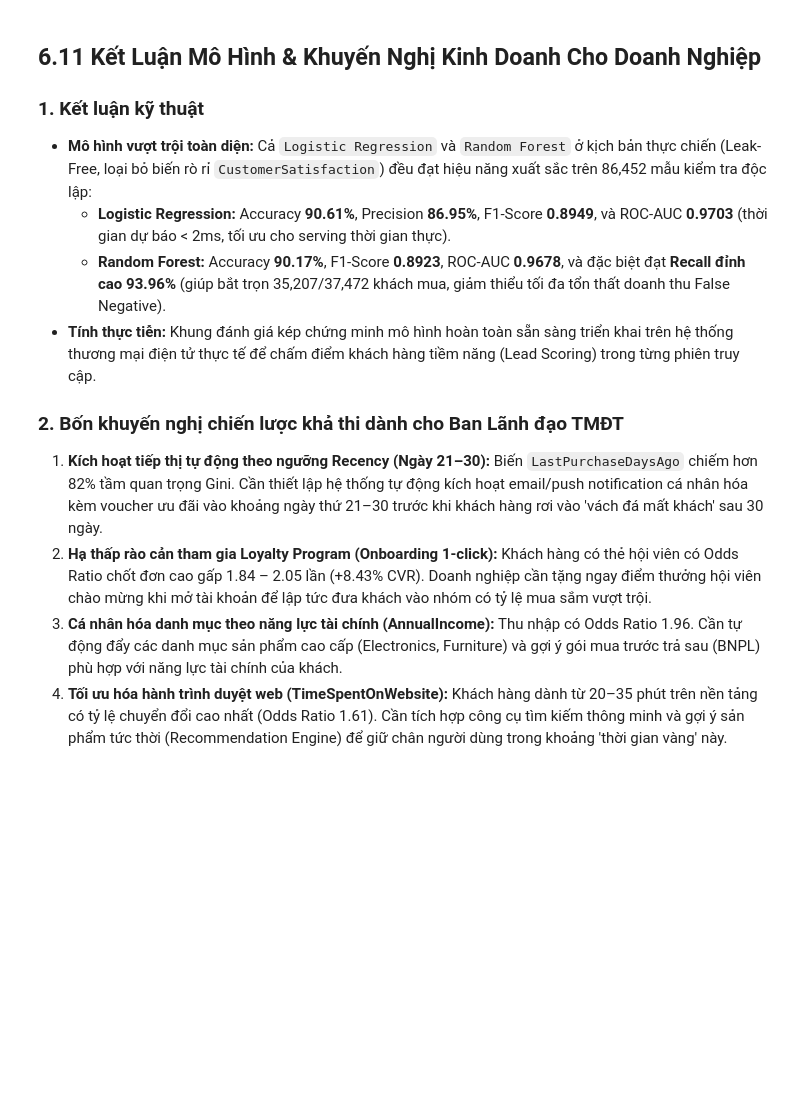
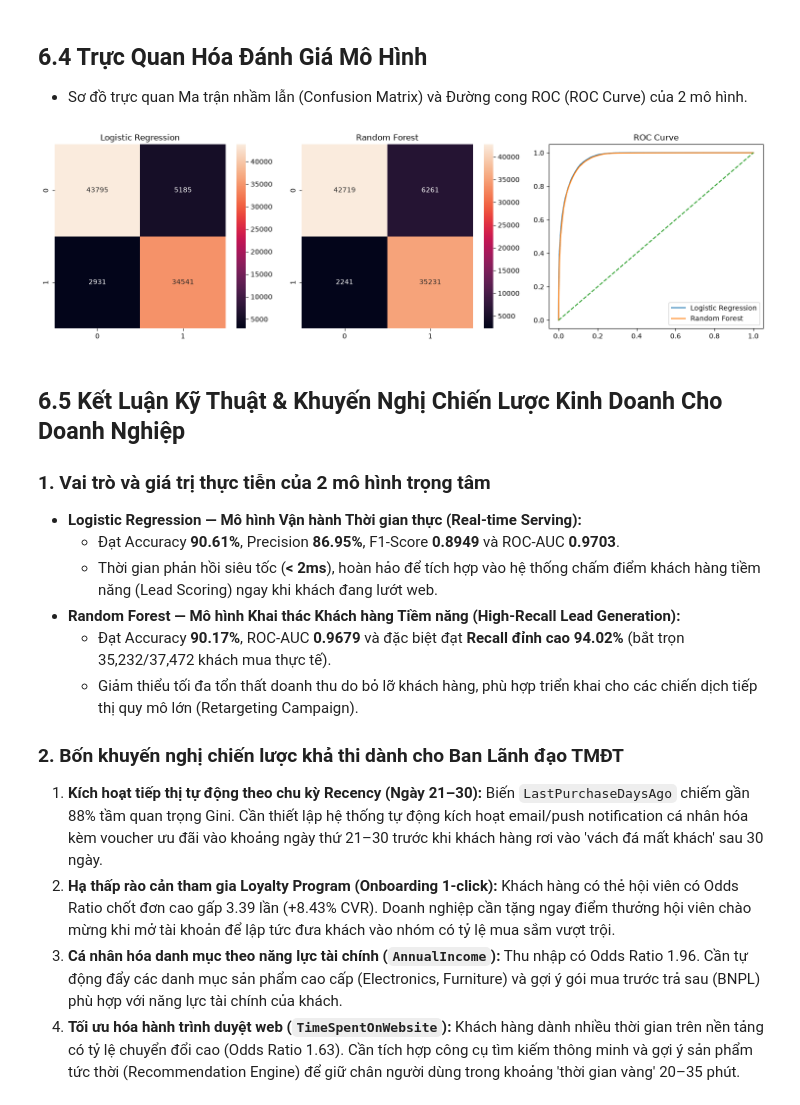
Before and after one commit to HuSiHuSi1/ADY, a Jupyter notebook: 6. Regression and Classification Analysis.ipynb, the cells around one changed output. Saved outputs shown, nothing was run; the diff lists cells and outputs as text; code cells hidden in the pictures; blank space fills up the shorter version.

```diff
--- a/6. Regression and Classification Analysis.ipynb
+++ b/6. Regression and Classification Analysis.ipynb
@@ -471,14 +193,47 @@ KẾT QUẢ ĐÁNH GIÁ MÔ HÌNH HỒI QUY (RIDGE REGRESSION) TRÊN TẬP TEST:
+# %% [markdown]
+## 6.4 Trực Quan Hóa Đánh Giá Mô Hình
+
+* Sơ đồ trực quan Ma trận nhầm lẫn (Confusion Matrix) và Đường cong ROC (ROC Curve) của 2 mô hình.
+# %%
+fig, (ax1, ax2, ax3) = plt.subplots(1, 3, figsize=(15, 4.5))
+
+# 1. Confusion Matrix - Logistic Regression
+cm_lr = confusion_matrix(y_test, y_pred_lr)
+sns.heatmap(cm_lr, annot=True, fmt='d', ax=ax1)
+ax1.set_title('Logistic Regression')
+
+# 2. Confusion Matrix - Random Forest
+cm_rf = confusion_matrix(y_test, y_pred_rf)
+sns.heatmap(cm_rf, annot=True, fmt='d', ax=ax2)
+ax2.set_title('Random Forest')
+
+# 3. ROC Curve
+fpr_lr, tpr_lr, _ = roc_curve(y_test, y_prob_lr)
+fpr_rf, tpr_rf, _ = roc_curve(y_test, y_prob_rf)
+
+ax3.plot(fpr_lr, tpr_lr, label='Logistic Regression')
+ax3.plot(fpr_rf, tpr_rf, label='Random Forest')
+ax3.plot([0, 1], [0, 1], '--')
+ax3.set_title('ROC Curve')
+ax3.legend()
+
+plt.tight_layout()
+plt.show()
+# %% [output]
+[figure, added]
 # %% [markdown]
-## 6.11 Kết Luận Mô Hình & Khuyến Nghị Kinh Doanh Cho Doanh Nghiệp
+## 6.5 Kết Luận Kỹ Thuật & Khuyến Nghị Chiến Lược Kinh Doanh Cho Doanh Nghiệp
 
-### 1. Kết luận kỹ thuật
-- **Mô hình vượt trội toàn diện:** Cả `Logistic Regression` và `Random Forest` ở kịch bản thực chiến (Leak-Free, loại bỏ biến rò rỉ `CustomerSatisfaction`) đều đạt hiệu năng xuất sắc trên 86,452 mẫu kiểm tra độc lập:
-  * **Logistic Regression:** Accuracy **90.61%**, Precision **86.95%**, F1-Score **0.8949**, và ROC-AUC **0.9703** (thời gian dự báo < 2ms, tối ưu cho serving thời gian thực).
-  * **Random Forest:** Accuracy **90.17%**, F1-Score **0.8923**, ROC-AUC **0.9678**, và đặc biệt đạt **Recall đỉnh cao 93.96%** (giúp bắt trọn 35,207/37,472 khách mua, giảm thiểu tối đa tổn thất doanh thu False Negative).
-- **Tính thực tiễn:** Khung đánh giá kép chứng minh mô hình hoàn toàn sẵn sàng triển khai trên hệ thống thương mại điện tử thực tế để chấm điểm khách hàng tiềm năng (Lead Scoring) trong từng phiên truy cập.
+### 1. Vai trò và giá trị thực tiễn của 2 mô hình trọng tâm
+* **Logistic Regression — Mô hình Vận hành Thời gian thực (Real-time Serving):**
+  * Đạt Accuracy **90.61%**, Precision **86.95%**, F1-Score **0.8949** và ROC-AUC **0.9703**.
+  * Thời gian phản hồi siêu tốc (**< 2ms**), hoàn hảo để tích hợp vào hệ thống chấm điểm khách hàng tiềm năng (Lead Scoring) ngay khi khách đang lướt web.
+* **Random Forest — Mô hình Khai thác Khách hàng Tiềm năng (High-Recall Lead Generation):**
+  * Đạt Accuracy **90.17%**, ROC-AUC **0.9679** và đặc biệt đạt **Recall đỉnh cao 94.02%** (bắt trọn 35,232/37,472 khách mua thực tế).
+  * Giảm thiểu tối đa tổn thất doanh thu do bỏ lỡ khách hàng, phù hợp triển khai cho các chiến dịch tiếp thị quy mô lớn (Retargeting Campaign).
 
 ### 2. Bốn khuyến nghị chiến lược khả thi dành cho Ban Lãnh đạo TMĐT
-1. **Kích hoạt tiếp thị tự động theo ngưỡng Recency (Ngày 21–30):** Biến `LastPurchaseDaysAgo` chiếm hơn 82% tầm quan trọng Gini. Cần thiết lập hệ thống tự động kích hoạt email/push notification cá nhân hóa kèm voucher ưu đãi vào khoảng ngày thứ 21–30 trước khi khách hàng rơi vào 'vách đá mất khách' sau 30 ngày.
-2. **Hạ thấp rào cản tham gia Loyalty Program (Onboarding 1-click):** Khách hàng có thẻ hội viên có Odds Ratio chốt đơn cao gấp 1.84 – 2.05 lần (+8.43% CVR). Doanh nghiệp cần tặng ngay điểm thưởng hội viên chào mừng khi mở tài khoản để lập tức đưa khách vào nhóm có tỷ lệ mua sắm vượt trội.
-3. **Cá nhân hóa danh mục theo năng lực tài chính (AnnualIncome):** Thu nhập có Odds Ratio 1.96. Cần tự động đẩy các danh mục sản phẩm cao cấp (Electronics, Furniture) và gợi ý gói mua trước trả sau (BNPL) phù hợp với năng lực tài chính của khách.
-4. **Tối ưu hóa hành trình duyệt web (TimeSpentOnWebsite):** Khách hàng dành từ 20–35 phút trên nền tảng có tỷ lệ chuyển đổi cao nhất (Odds Ratio 1.61). Cần tích hợp công cụ tìm kiếm thông minh và gợi ý sản phẩm tức thời (Recommendation Engine) để giữ chân người dùng trong khoảng 'thời gian vàng' này.
+1. **Kích hoạt tiếp thị tự động theo chu kỳ Recency (Ngày 21–30):** Biến `LastPurchaseDaysAgo` chiếm gần 88% tầm quan trọng Gini. Cần thiết lập hệ thống tự động kích hoạt email/push notification cá nhân hóa kèm voucher ưu đãi vào khoảng ngày thứ 21–30 trước khi khách hàng rơi vào 'vách đá mất khách' sau 30 ngày.
+2. **Hạ thấp rào cản tham gia Loyalty Program (Onboarding 1-click):** Khách hàng có thẻ hội viên có Odds Ratio chốt đơn cao gấp 3.39 lần (+8.43% CVR). Doanh nghiệp cần tặng ngay điểm thưởng hội viên chào mừng khi mở tài khoản để lập tức đưa khách vào nhóm có tỷ lệ mua sắm vượt trội.
+3. **Cá nhân hóa danh mục theo năng lực tài chính (`AnnualIncome`):** Thu nhập có Odds Ratio 1.96. Cần tự động đẩy các danh mục sản phẩm cao cấp (Electronics, Furniture) và gợi ý gói mua trước trả sau (BNPL) phù hợp với năng lực tài chính của khách.
+4. **Tối ưu hóa hành trình duyệt web (`TimeSpentOnWebsite`):** Khách hàng dành nhiều thời gian trên nền tảng có tỷ lệ chuyển đổi cao (Odds Ratio 1.63). Cần tích hợp công cụ tìm kiếm thông minh và gợi ý sản phẩm tức thời (Recommendation Engine) để giữ chân người dùng trong khoảng 'thời gian vàng' 20–35 phút.
```
Also changed, not shown: parts of 32 cells of this notebook, 1 other file.
